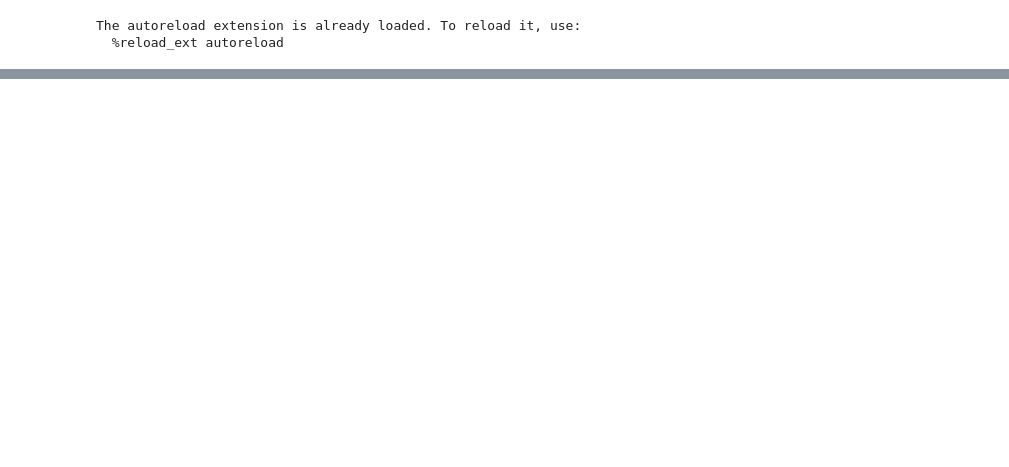
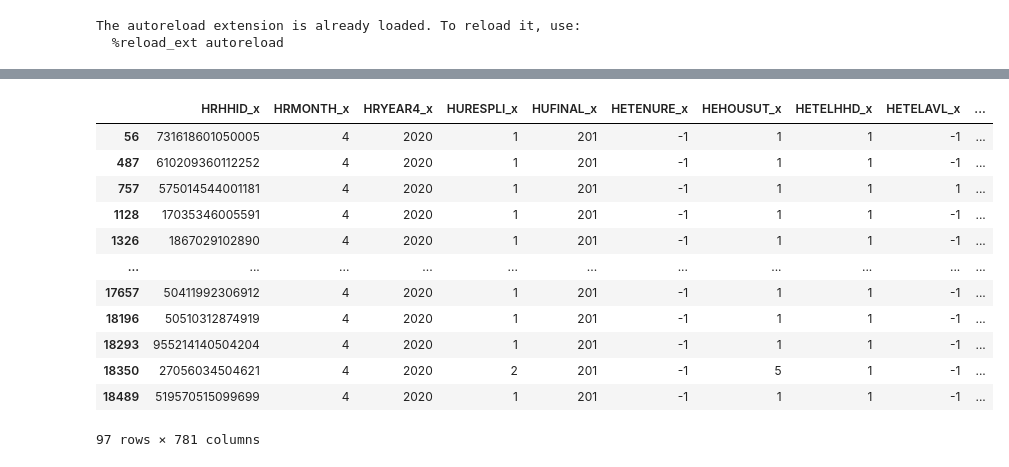
Before and after one commit to danvalen1/Corona-Employment, a Jupyter notebook: notebooks/tjh/EDA.ipynb, the cells around one changed output, grey strips where cells are left out. Drawn from its saved outputs; the diff is of its cells as text; code cells hidden in the pictures; blank space fills up the shorter version.

```diff
--- a/notebooks/tjh/EDA.ipynb
+++ b/notebooks/tjh/EDA.ipynb
@@ -79,0 +214,16 @@ apr_cleaned.columns.to_list()
+# %%
+df2[(df2.PREMPNOT_x == 1) & (df2.PREMPNOT_y == 2) & (df2.PERRP_x.isin([40,41,-1]))]
+# %% [output]
+|  | HRHHID_x | HRMONTH_x | HRYEAR4_x | HURESPLI_x | HUFINAL_x | HETENURE_x | HEHOUSUT_x | HETELHHD_x | HETELAVL_x | ... |
+| 56 | 731618601050005 | 4 | 2020 | 1 | 201 | -1 | 1 | 1 | -1 | ... |
+| 487 | 610209360112252 | 4 | 2020 | 1 | 201 | -1 | 1 | 1 | -1 | ... |
+| 757 | 575014544001181 | 4 | 2020 | 1 | 201 | -1 | 1 | 1 | 1 | ... |
+| 1128 | 17035346005591 | 4 | 2020 | 1 | 201 | -1 | 1 | 1 | -1 | ... |
+| 1326 | 1867029102890 | 4 | 2020 | 1 | 201 | -1 | 1 | 1 | -1 | ... |
+| ... | ... | ... | ... | ... | ... | ... | ... | ... | ... | ... |
+| 17657 | 50411992306912 | 4 | 2020 | 1 | 201 | -1 | 1 | 1 | -1 | ... |
+| 18196 | 50510312874919 | 4 | 2020 | 1 | 201 | -1 | 1 | 1 | -1 | ... |
+| 18293 | 955214140504204 | 4 | 2020 | 1 | 201 | -1 | 1 | 1 | -1 | ... |
+| 18350 | 27056034504621 | 4 | 2020 | 2 | 201 | -1 | 5 | 1 | -1 | ... |
+| 18489 | 519570515099699 | 4 | 2020 | 1 | 201 | -1 | 1 | 1 | -1 | ... |
+97 rows × 781 columns
```
Also changed, not shown: parts of 19 cells of this notebook.
